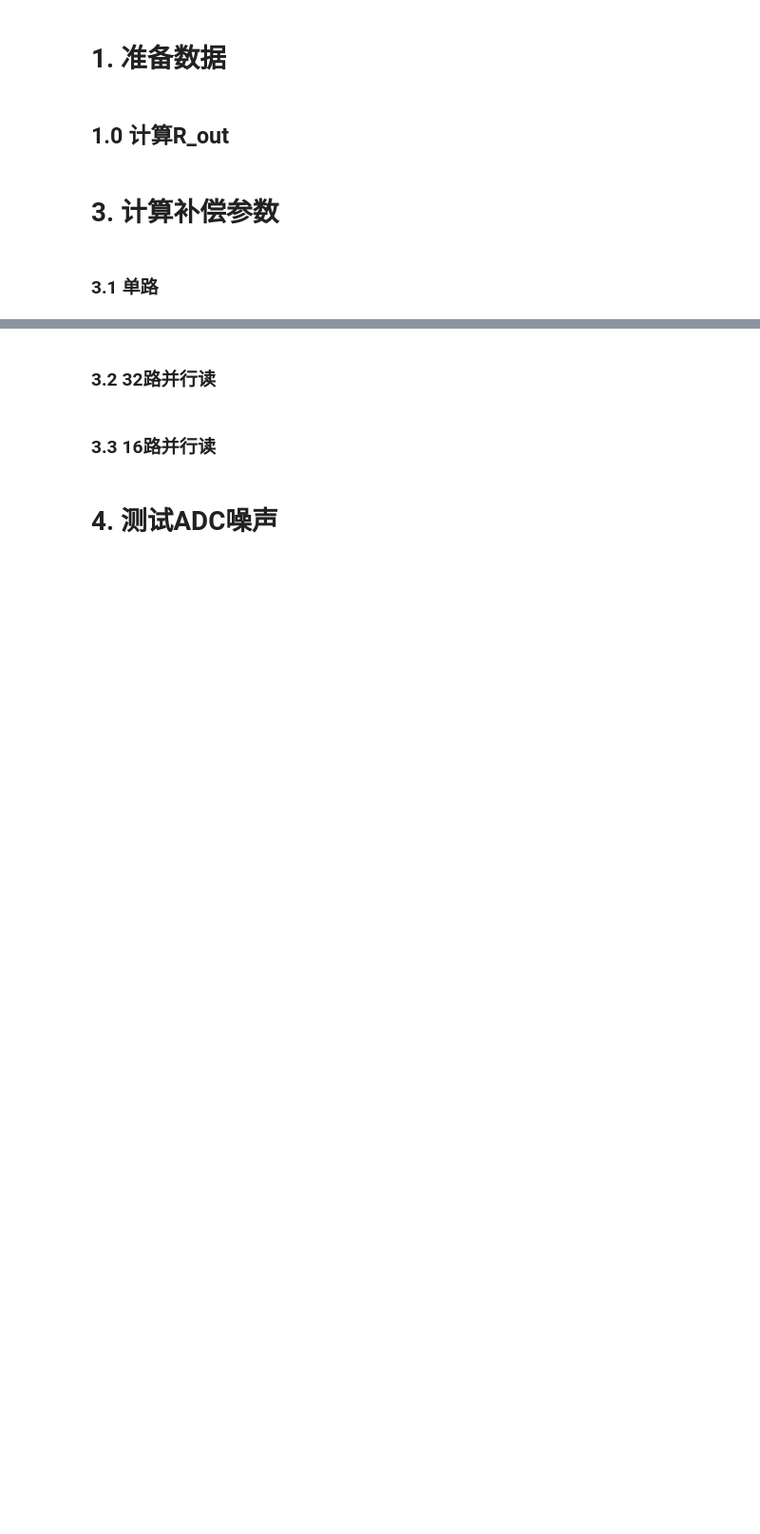
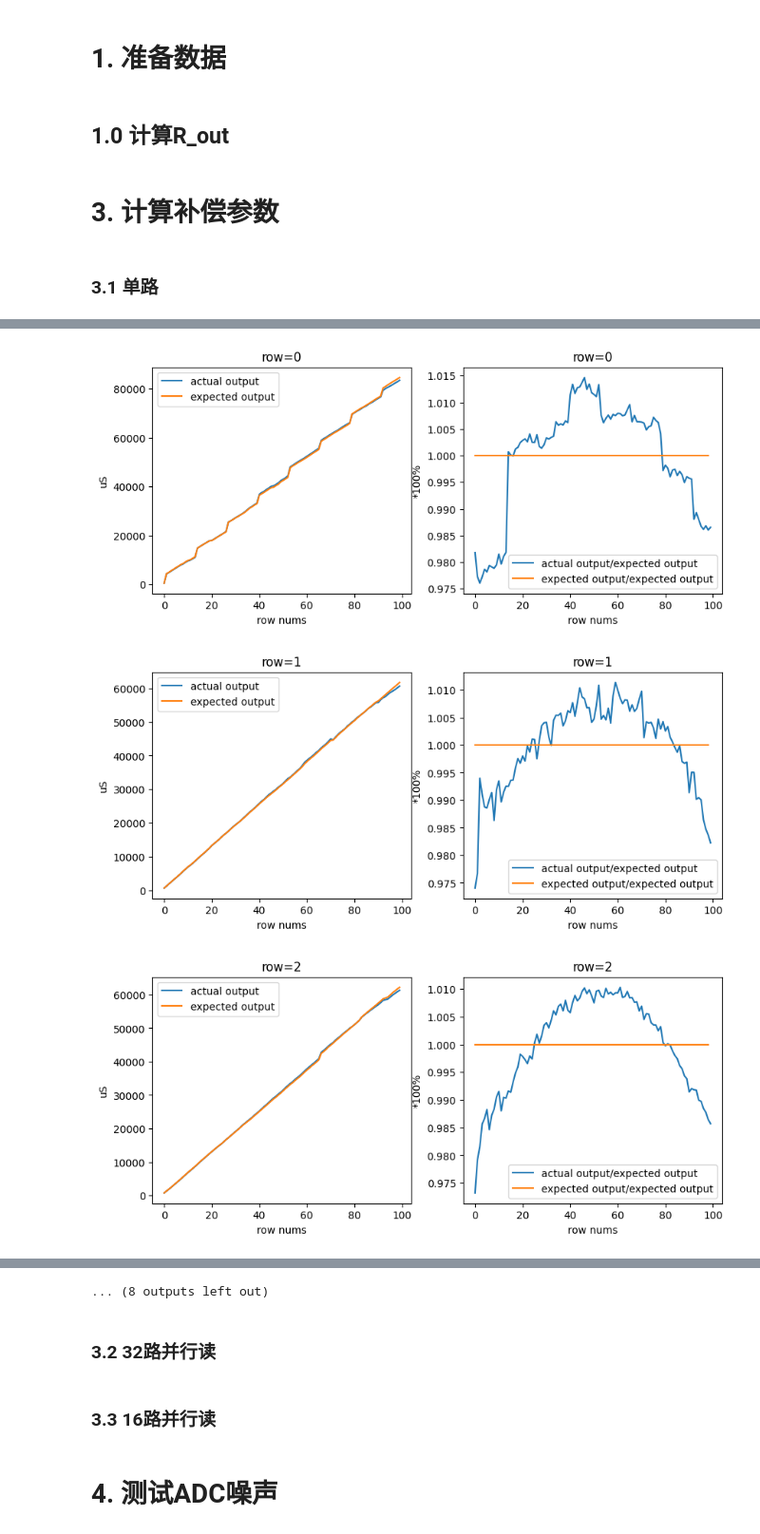
Before and after one commit to bei-meng/host_computer, a Jupyter notebook: examples/线阻补偿_优化版本.ipynb, the cells around one changed output, grey strips where cells are left out. Shown at 95% size. Saved outputs shown, nothing was run; the diff lists cells and outputs as text; code cells hidden in the pictures; blank space fills up the shorter version.

```diff
--- a/examples/线阻补偿_优化版本.ipynb
+++ b/examples/线阻补偿_优化版本.ipynb
@@ -219,3 +243,24 @@ real_cond = real_cond[start_pos:end_pos,:]
+# %%
+chip.compensation.initop(root_path)
+from_row = False
+r_wire = chip.compensation.r_wire
+r_out = chip.compensation.col_r_out if from_row else chip.compensation.row_r_out
+r_offset = np.load(root_path + "row_offset.npy")
+
+x = [i for i in range(start_pos,end_pos)]
+y = np.ones(len(x))
+value_fit = np.zeros(256)
+for output_index in range(256):
+    # fun_offset = lambda input_indexs,offset:compensation_offset(input_indexs,offset,None,1,r_wire,r_out[output_index],output_index,real_r,expected_cond,from_row = from_row)
+    fun_value = lambda input_indexs,value:compensation_para(input_indexs,r_offset[output_index],value,1,r_wire,r_out[output_index],output_index,real_r,expected_cond,from_row = from_row)
+    # fun_value_mult = lambda input_indexs,value,mult:compensation_para(input_indexs,r_offset[output_index],value,mult,r_wire,r_out[output_index],output_index,real_r,expected_cond,from_row = from_row)
+
+
+    params, covariance = curve_fit(fun_value,x, y, p0=[0.5],bounds=([0], [1]))
+    value_fit[output_index] = params[0]
+np.save(root_path + "row_value.npy",value_fit)
+# %%
+mult = np.ones(256)
 # %%
 def compensation_value_from_col(x,mult,row):
     """
@@ -232,20 +291,24 @@ for i in range(256):
 # %%
 startpos,endpos = 0,100
-for num in range(10):
+for num in range(20):
     plt.figure(figsize=(10,4))
     plt.subplot(1,2,1)
-    plt.plot(real_cond[startpos:endpos,num].flatten()*mult[num],label = "actual output")
+    plt.plot(real_cond[startpos:endpos,num].flatten()*mult_fit[num],label = "actual output")
     plt.plot(expected_cond[startpos:endpos,num].flatten(),label = "expected output")
     plt.title(f"row={row_index[num]}")
     plt.ylabel("uS")
     plt.xlabel("row nums")
     plt.legend()
     # plt.show()
     plt.subplot(1,2,2)
-    plt.plot(real_cond[startpos:endpos,num].flatten()/expected_cond[startpos:endpos,num].flatten()*mult[num],label = "actual output/expected output")
+    plt.plot(real_cond[startpos:endpos,num].flatten()/expected_cond[startpos:endpos,num].flatten()*mult_fit[num],label = "actual output/expected output")
     plt.plot(np.ones(endpos-startpos-1),label = "expected output/expected output")
     plt.title(f"row={row_index[num]}")
     plt.ylabel("*100%")
     plt.xlabel("row nums")
     plt.legend()
     plt.show()
+# %% [output]
+[figure, added]
+[figure, added]
+[figure, added]
@@ -252,3 +324,4 @@ for num in range(10):
+... (8 outputs left out)
 # %% [markdown]
 ### 3.2 32路并行读
 # %%
```
Also changed, not shown: parts of 20 cells of this notebook, 19 other files.
